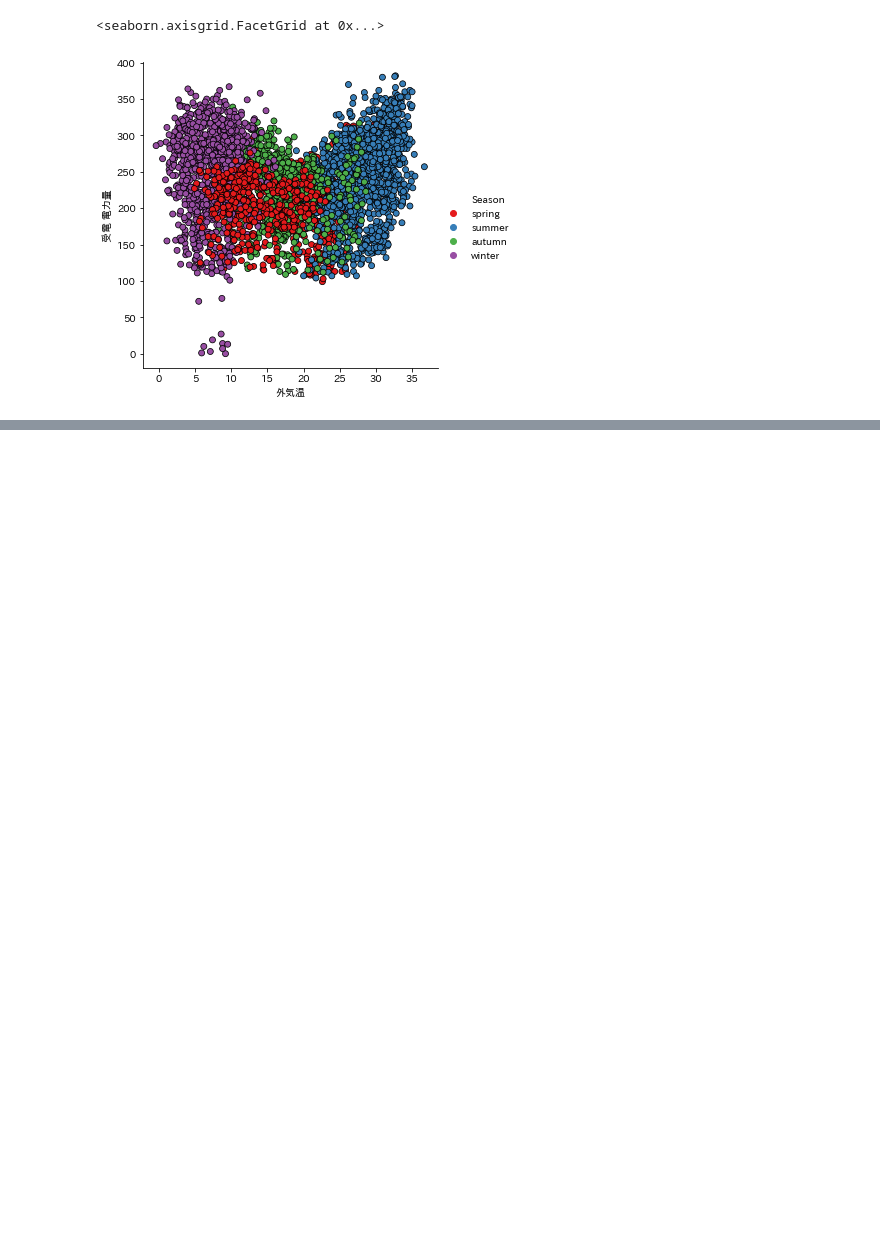
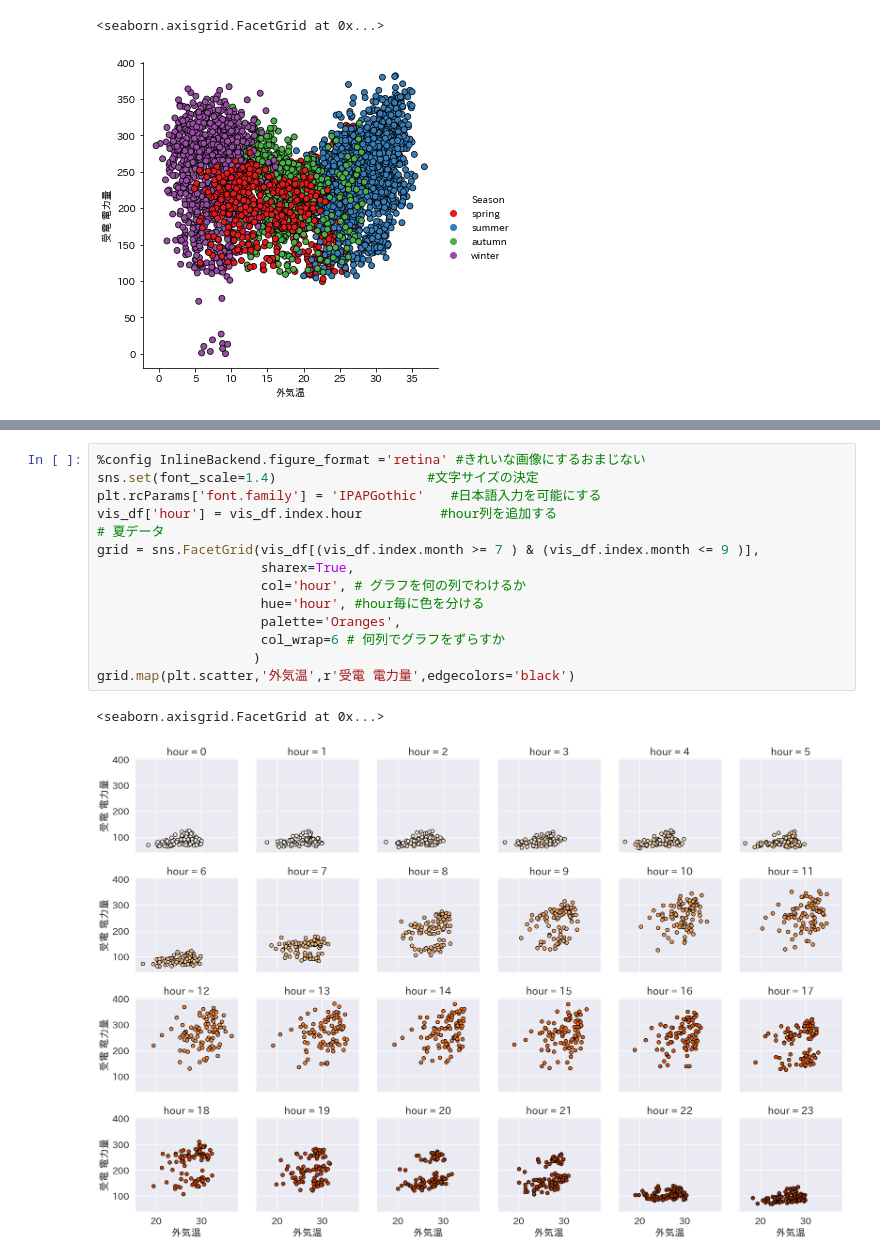
Before and after one commit to snuow/Visualization_for_EnergyDataAnalysis, a Jupyter notebook: Visualization_EnergyConsumption.ipynb, the cells around one changed output, grey strips where cells are left out. Cells and saved outputs as stored; diff of their text form; blank space fills up the shorter version.

Commit message:
add FacetGrid

```diff
--- a/Visualization_EnergyConsumption.ipynb
+++ b/Visualization_EnergyConsumption.ipynb
@@ -377,0 +319,17 @@ KeyError: "None of [['20170601', '20170930']] are in the [index]"
+# %%
+%config InlineBackend.figure_format ='retina' #きれいな画像にするおまじない
+sns.set(font_scale=1.4)　　　　　　　　　　　 #文字サイズの決定
+plt.rcParams['font.family'] = 'IPAPGothic'　　#日本語入力を可能にする
+vis_df['hour'] = vis_df.index.hour　　　　　　#hour列を追加する
+# 夏データ
+grid = sns.FacetGrid(vis_df[(vis_df.index.month >= 7 ) & (vis_df.index.month <= 9 )],
+                     sharex=True,
+                     col='hour', # グラフを何の列でわけるか
+                     hue='hour', #hour毎に色を分ける
+                     palette='Oranges',
+                     col_wrap=6 # 何列でグラフをずらすか
+                    )
+grid.map(plt.scatter,'外気温',r'受電 電力量',edgecolors='black')
+# %% [output]
+<seaborn.axisgrid.FacetGrid at 0x...>
+[figure, added]
```
Also changed, not shown: parts of 2 cells of this notebook.
